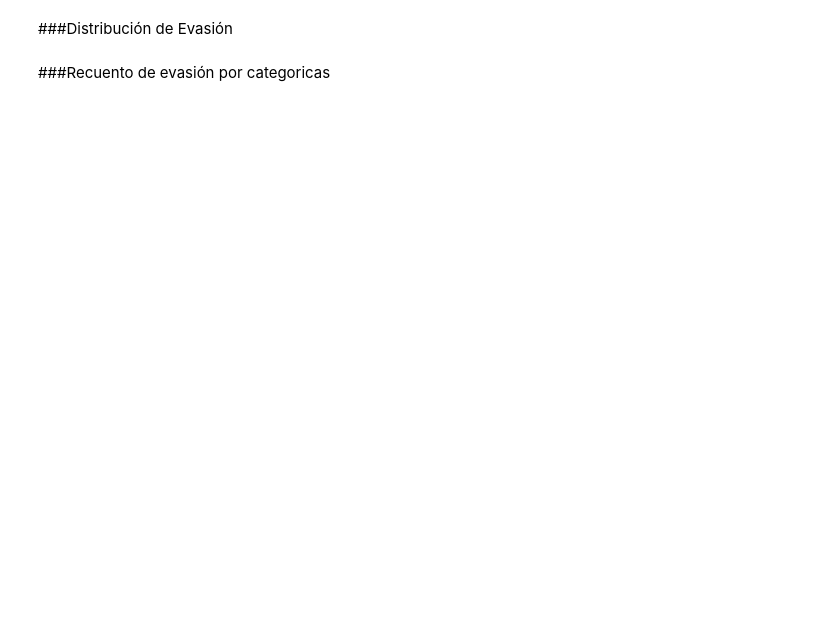
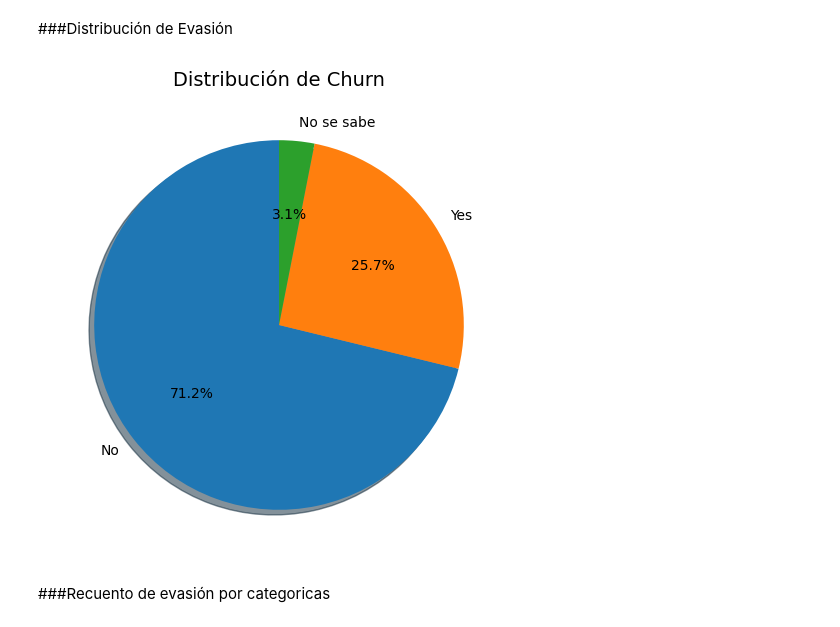
Before and after one commit to Joacco11/TelecomX_Latam-Part-1, a Jupyter notebook: TelecomX_Latam.ipynb, the cells around one changed output. Drawn from its saved outputs; the diff is of its cells as text; code cells hidden in the pictures; blank space fills up the shorter version.

```diff
--- a/TelecomX_Latam.ipynb
+++ b/TelecomX_Latam.ipynb
@@ -10,0 +41,4 @@
+# %%
+# Normalizar
+df_normalize = json_normalize(df_origen.to_dict(orient="records"))
+df_normalize.columns
@@ -13,2 +239,8 @@
 # %% [markdown]
 ###Columna de Cuentas Diarias
+# %%
+# Crear columna Cuentas_Diarias a partir de monthly_charges
+df["Cuentas_Diarias"] = (df["cargo_mensual"] / 30).round(2)
+
+# Revisamos un vistazo rápido
+df.head()
@@ -15,2 +255,17 @@
 # %% [markdown]
 ###Estandarización y transformación de los Datos
+# %%
+# Seleccionamos las columnas que solo tienen Yes/No
+cols_yes_no = [col for col in df.columns if df[col].isin(["Yes", "No"]).all()]
+
+# Convertimos Yes/No a booleanos
+df[cols_yes_no] = df[cols_yes_no].replace({"Yes": True, "No": False})
+
+# Convertimos adulto_mayor (0/1) a booleano
+if set(df["adulto_mayor"].unique()) <= {0,1}:  # solo si tiene 0/1
+    df["adulto_mayor"] = df["adulto_mayor"].astype(bool)
+
+# Muestreo rápido
+sample = df.sample(n=10, random_state=13)
+df.set_index("id_cliente", inplace=True)
+sample
@@ -21,4 +404,21 @@
 # %% [markdown]
 ###Distribución de Evasión
+# %%
+# Distribución de churn
+churn_dist = df["churn"].value_counts(normalize=True)
+
+# Gráfico de pastel
+plt.figure(figsize=(6,6))
+plt.pie(
+    churn_dist,
+    labels=churn_dist.index,
+    autopct="%.1f%%",
+    startangle=90,
+    shadow=True
+)
+plt.title("Distribución de Churn", fontsize=14)
+plt.show()
+# %% [output]
+[figure, added]
 # %% [markdown]
 ###Recuento de evasión por categoricas
```
Also changed, not shown: parts of 30 cells of this notebook.
